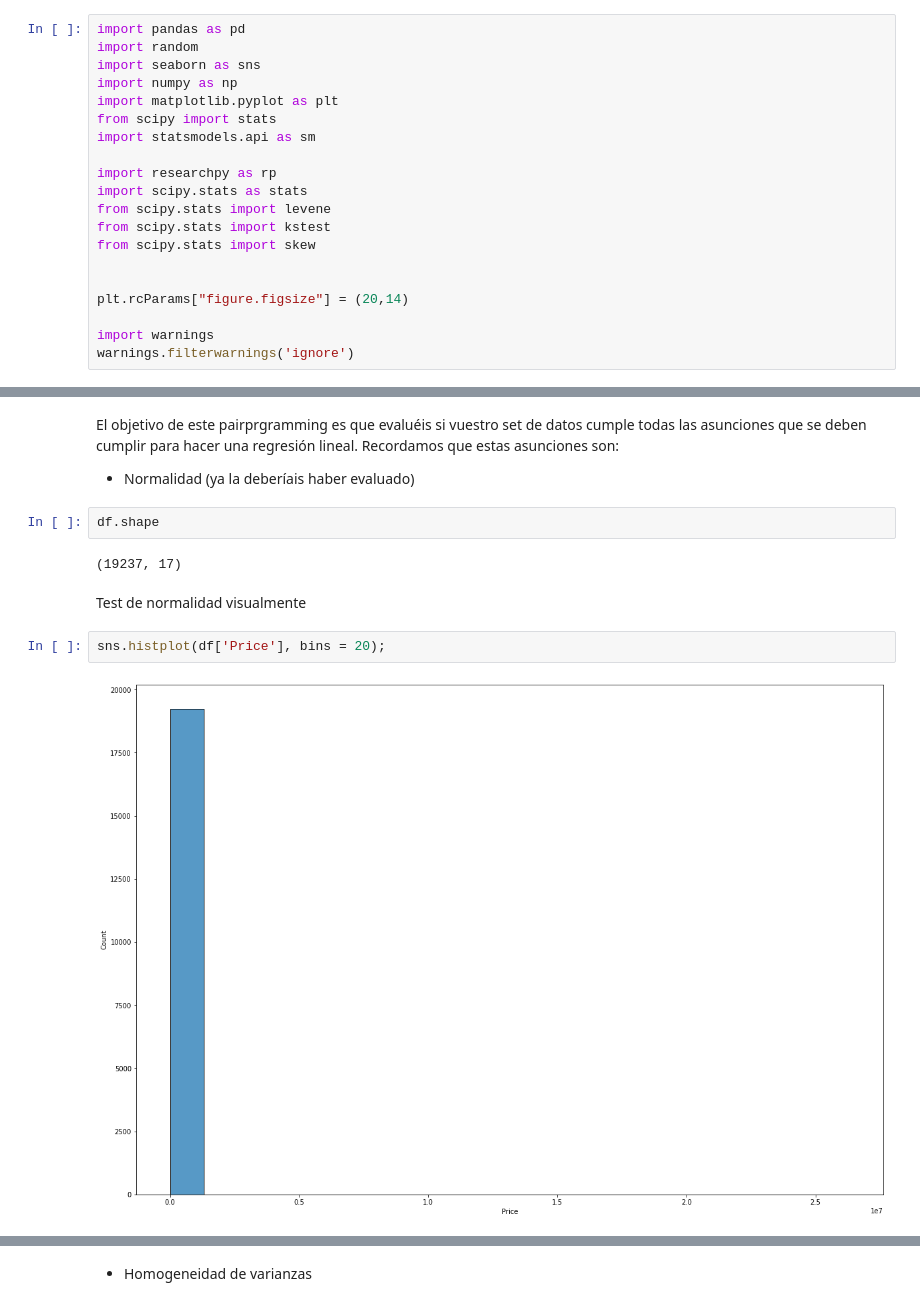
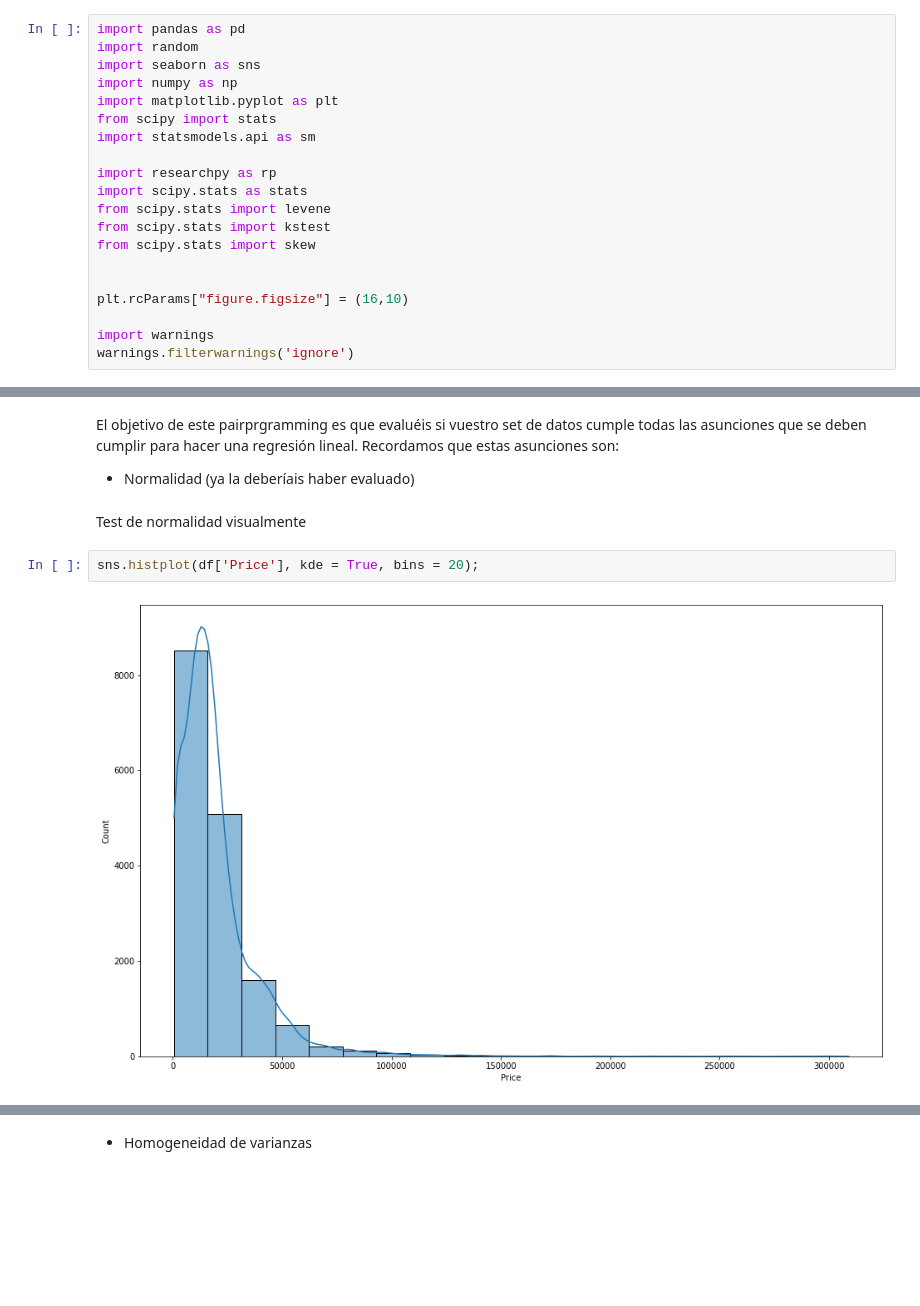
Before and after one commit to Adalab/DA-PROMO-B-MODULO-3-SPRINT-1-ANAIS-ARIANA, a Jupyter notebook: regresion_lineal/Regresión4.ipynb, the cells around one changed output, grey strips where cells are left out. Cells and saved outputs as stored; diff of their text form; blank space fills up the shorter version.

```diff
--- a/regresion_lineal/Regresión4.ipynb
+++ b/regresion_lineal/Regresión4.ipynb
@@ -16,7 +16,7 @@ from scipy.stats import kstest
 from scipy.stats import skew
 
 
-plt.rcParams["figure.figsize"] = (20,14)
+plt.rcParams["figure.figsize"] = (16,10)
 
 import warnings
 warnings.filterwarnings('ignore')
@@ -31,13 +31,9 @@ df.head(2)
 # %% [markdown]
 El objetivo de este pairprgramming es que evaluéis si vuestro set de datos cumple todas las asunciones que se deben cumplir para hacer una regresión lineal. Recordamos que estas asunciones son:
 - Normalidad (ya la deberíais haber evaluado)
-# %%
-df.shape
-# %% [output]
-(19237, 17)
 # %% [markdown]
 Test de normalidad visualmente
 # %%
-sns.histplot(df['Price'], bins = 20);
+sns.histplot(df['Price'], kde = True, bins = 20);
 # %% [output]
-[figure, old version]
+[figure, new version]
```
Also changed, not shown: parts of 5 cells of this notebook, 2 other files.
